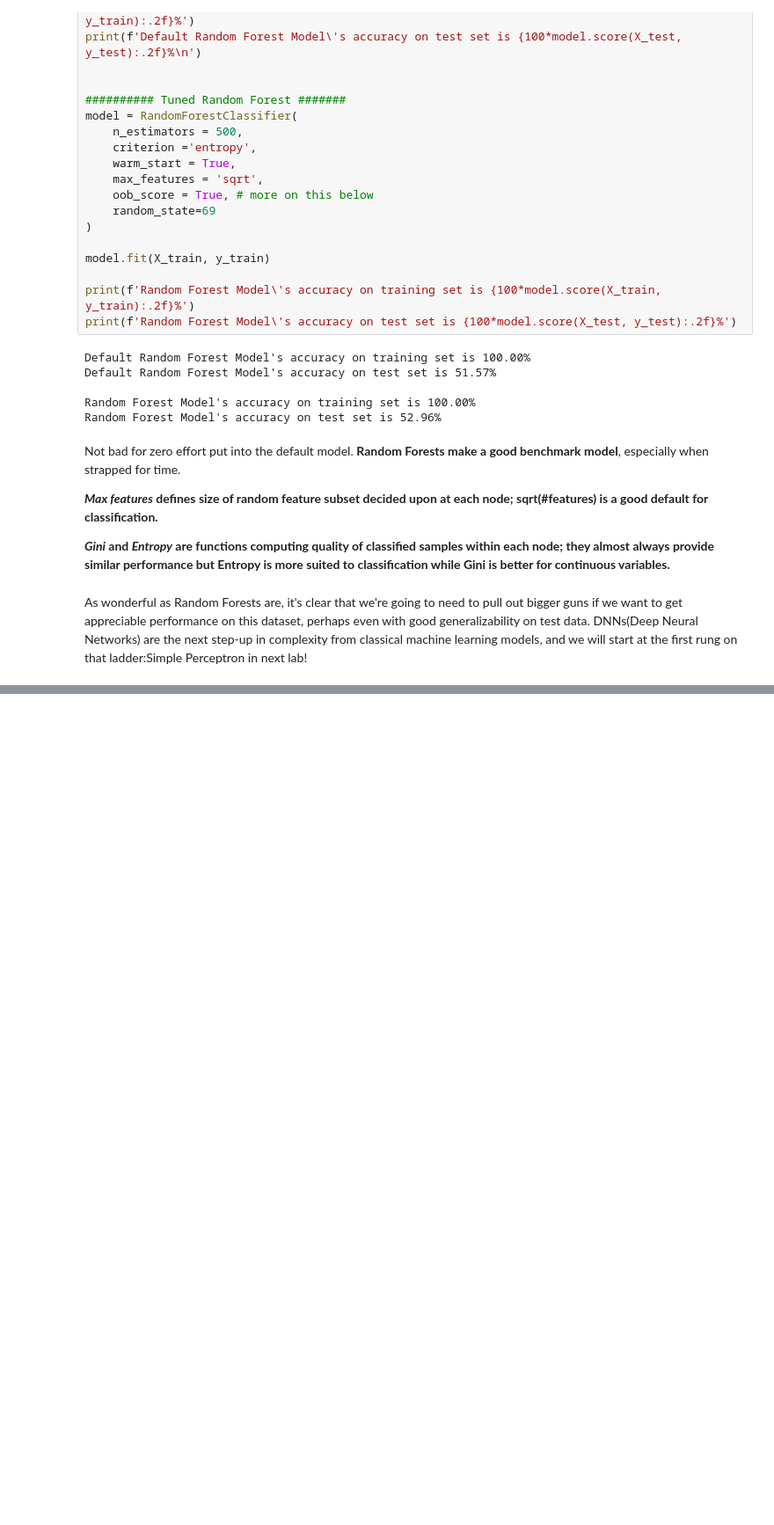
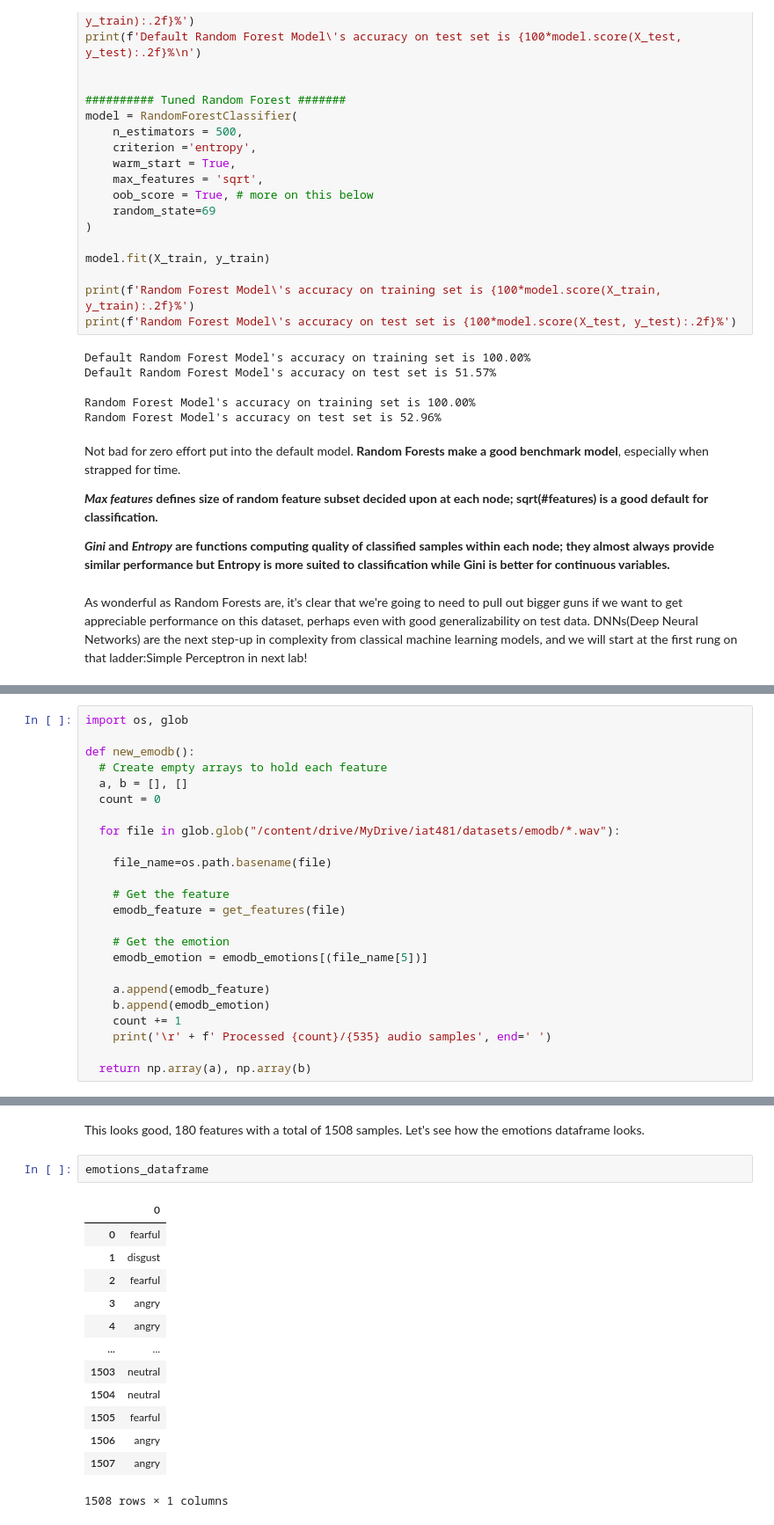
Before and after one commit to manideepvangari/Week3-Machine_Learning, a Jupyter notebook: Week_3_MachineLearning.ipynb, the cells around one changed output, grey strips where cells are left out. Shown: that part at 88% size. Saved outputs shown, nothing was run; the diff lists cells and outputs as text; blank space fills up the shorter version.

```diff
--- a/Week_3_MachineLearning.ipynb
+++ b/Week_3_MachineLearning.ipynb
@@ -573,0 +691,24 @@ As wonderful as Random Forests are, it's clear that we're going to need to pull
+# %%
+import os, glob
+
+def new_emodb():
+  # Create empty arrays to hold each feature
+  a, b = [], []
+  count = 0
+
+  for file in glob.glob("/content/drive/MyDrive/iat481/datasets/emodb/*.wav"):
+
+    file_name=os.path.basename(file)
+
+    # Get the feature
+    emodb_feature = get_features(file)
+
+    # Get the emotion
+    emodb_emotion = emodb_emotions[(file_name[5])]
+
+    a.append(emodb_feature)
+    b.append(emodb_emotion)
+    count += 1
+    print('\r' + f' Processed {count}/{535} audio samples', end=' ')
+
+  return np.array(a), np.array(b)
@@ -573,0 +757,18 @@ As wonderful as Random Forests are, it's clear that we're going to need to pull
+# %% [markdown]
+This looks good, 180 features with a total of 1508 samples. Let's see how the emotions dataframe looks.
+# %%
+emotions_dataframe
+# %% [output]
+|  | 0 |
+| 0 | fearful |
+| 1 | disgust |
+| 2 | fearful |
+| 3 | angry |
+| 4 | angry |
+| ... | ... |
+| 1503 | neutral |
+| 1504 | neutral |
+| 1505 | fearful |
+| 1506 | angry |
+| 1507 | angry |
+1508 rows × 1 columns
```
Also changed, not shown: parts of 43 cells of this notebook.
